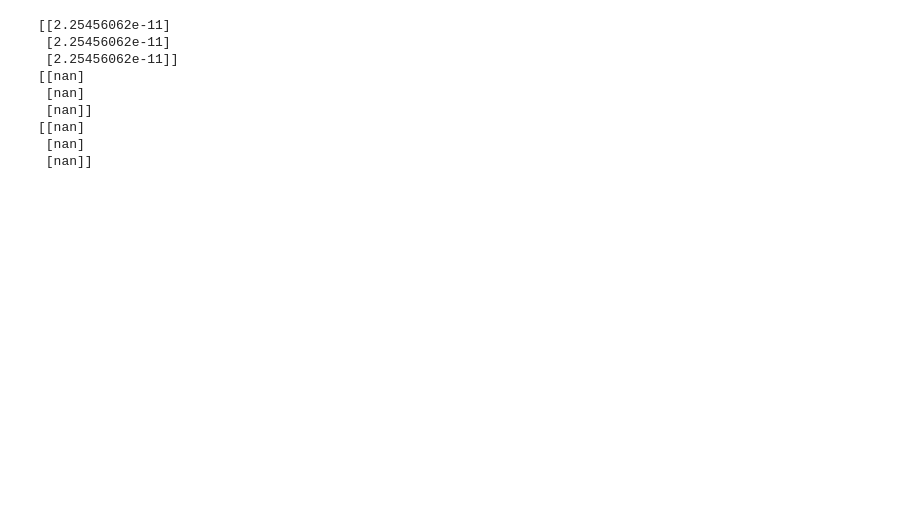
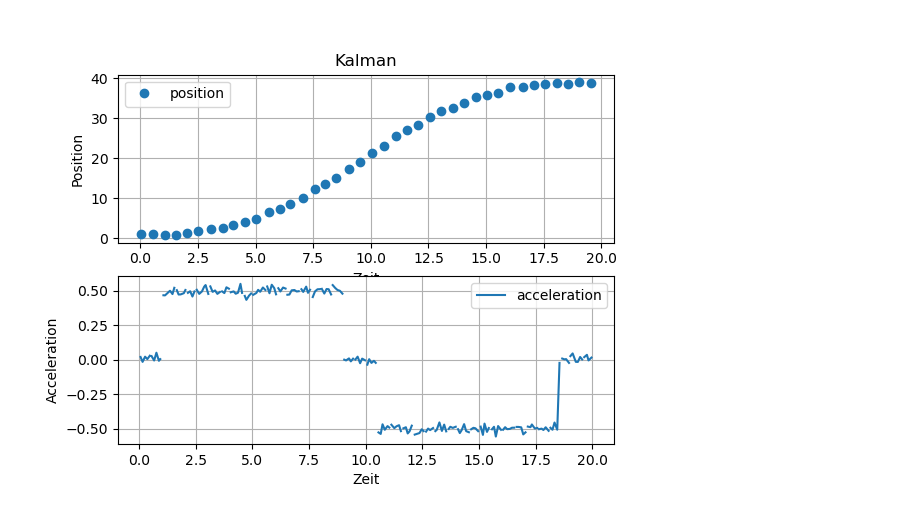
Before and after one commit to rumexcrisp/aim_datafusion, a Jupyter notebook: lab_3.ipynb, the cells around one changed output. Cells and saved outputs as stored; diff of their text form; code cells hidden in the pictures; blank space fills up the shorter version.

```diff
--- a/lab_3.ipynb
+++ b/lab_3.ipynb
@@ -13,2 +13,23 @@ Ts = t[1] - t[0]
+# %%
+plt.figure()
+plt.subplot(2, 1, 1)
+plt.title("Kalman")
+plt.xlabel("Zeit")
+plt.ylabel("Position")
+plt.grid(True)
+plt.plot(t, y, "o", label="position")
+# plt.plot(t, s, label="prediction")
+plt.legend()
+
+plt.subplot(2, 1, 2)
+# plt.plot(t, v, label="variation")
+plt.plot(t, a, "-", label="acceleration")
+plt.xlabel("Zeit")
+plt.ylabel("Acceleration")
+plt.grid(True)
+plt.legend()
+plt.show()
+# %% [output]
+[figure, added]
 # %%
 # Define system matrices
@@ -47,23 +62,33 @@ P_tilde = np.zeros((3, 3))          # 3 rows, 3 columns
 R = np.array([10])          # ToDo: calculate
 Q = np.array([0.00016667])
 # %%
-for k in range(0, 3 ,1):
+for k in range(0, len(t)-1, 1):
+    Ts = t[k+1] - t[k]
+    Ad = np.array([[1, Ts, 0.5 * Ts**2],
+               [0, 1, Ts],
+               [0, 0, 1]])
+    Gd = np.array([[0.5 * Ts**2],
+               [Ts],
+               [1]])
+
     x_dach = Ad @ x_tilde + Bd * u[k]
     P_dach = Ad @ P_tilde @ Ad.T + Gd @ Q * Gd.T
 
-    if str(y) != "nan":
+    # print(x_dach)
+
+    if str(y[k]) != "nan":
         C = C_p
+        y_dach[k]= (C @ x_dach + D * u[k])
+        d_y[k] = y[k] - y_dach[k]
     else:
         C = C_a
+        y_dach[k]= (C @ x_dach + D * u[k])
+        d_y[k] = a[k] - y_dach[k]
 
-    y_dach[k]= (C @ x_dach + D * u[k])
-    d_y[k] = y[k] - y_dach[k]
-    K = P_dach @ C.reshape(-1,1)
-    # K2 = np.linalg.pinv(C @ P_dach @ C.reshape(-1,1) + R) # does not work
-    K = K * (C @ P_dach @ C.reshape(-1,1) + R) ** (-1)
+    K = P_dach @ C.reshape(-1,1) * (C @ P_dach @ C.reshape(-1,1) + R) ** (-1)
     x_tilde = x_dach + K * d_y[k]
     P_tilde = (np.eye(len(Bd)) - K * C) @ P_dach
-    print(x_tilde)
+    # print(x_dach)
 
     s[k] = x_tilde[0]
     v[k] = x_tilde[1]
@@ -73,13 +98,3 @@ for k in range(0, 3 ,1):
     # P_tilde1 = P_tilde[0][1]
     # P_tilde2 = P_tilde[1][0]
     # P_tilde3 = P_tilde[1][1]
-# %% [output]
-[[2.25456062e-11]
- [2.25456062e-11]
- [2.25456062e-11]]
-[[nan]
- [nan]
- [nan]]
-[[nan]
- [nan]
- [nan]]
```
Also changed, not shown: parts of 3 cells of this notebook.
